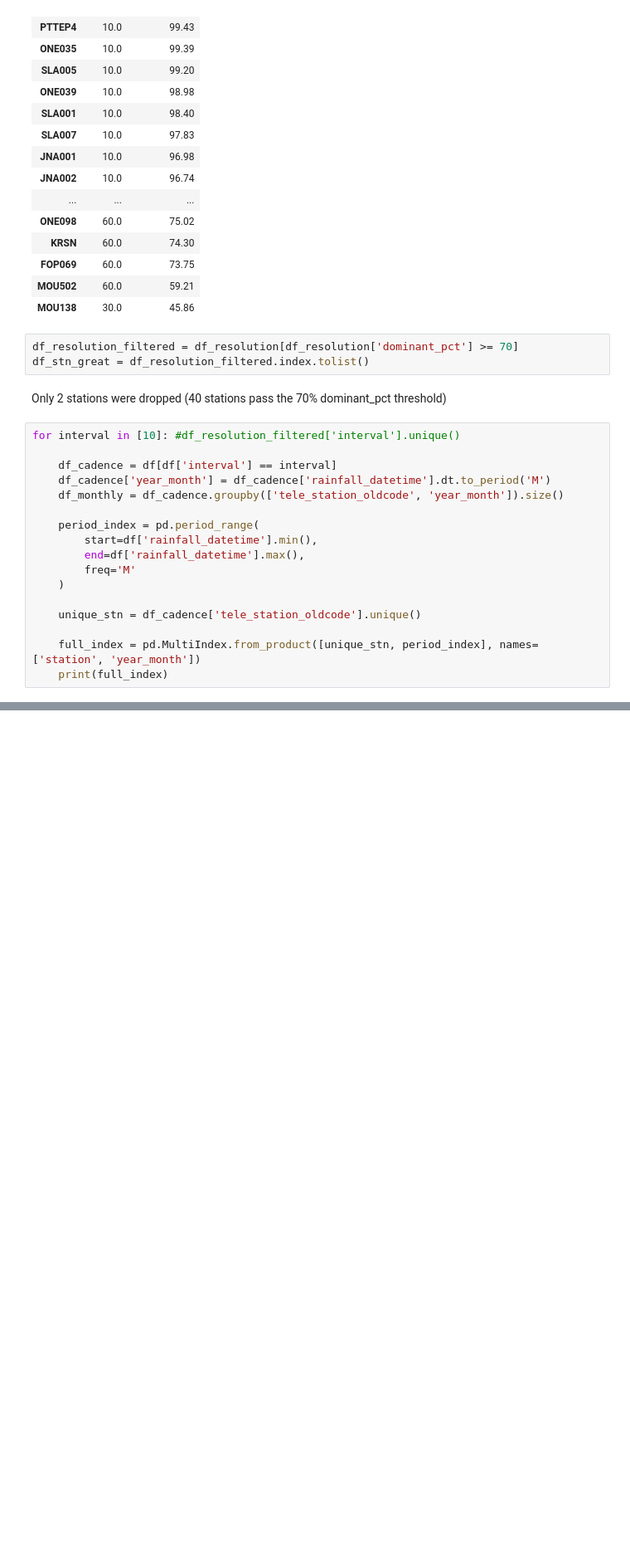
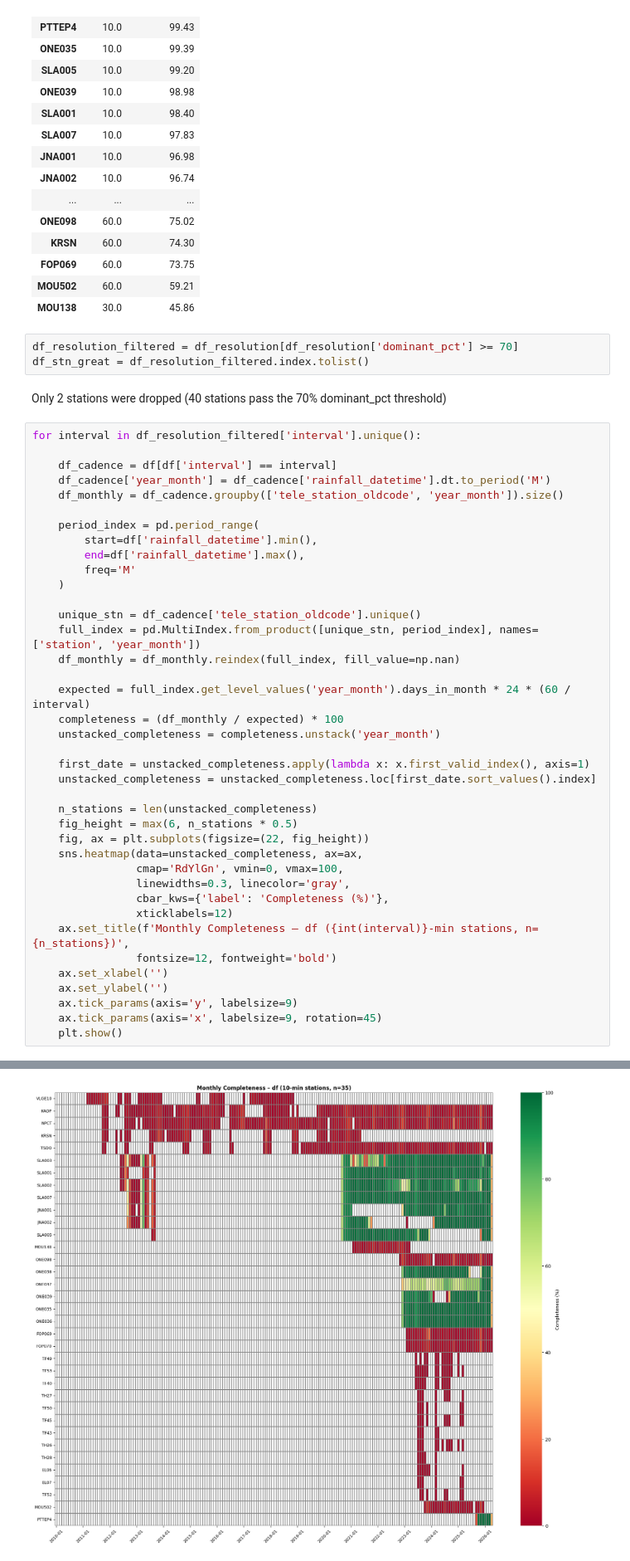
Before and after one commit to pongsakorn-onnim/rainfall_threshold_songkla, a Jupyter notebook: 01_exploratory_data_analysis.ipynb, the cells around one changed output, grey strips where cells are left out. Shown at 83% size. Drawn from its saved outputs; the diff is of its cells as text; blank space fills up the shorter version.

```diff
--- a/01_exploratory_data_analysis.ipynb
+++ b/01_exploratory_data_analysis.ipynb
@@ -441,7 +446,7 @@ df_stn_great = df_resolution_filtered.index.tolist()
 # %% [markdown]
 Only 2 stations were dropped (40 stations pass the 70% dominant_pct threshold)
 # %%
-for interval in [10]: #df_resolution_filtered['interval'].unique()
+for interval in df_resolution_filtered['interval'].unique():
 
     df_cadence = df[df['interval'] == interval]
     df_cadence['year_month'] = df_cadence['rainfall_datetime'].dt.to_period('M')
@@ -454,7 +459,29 @@ for interval in [10]: #df_resolution_filtered['interval'].unique()
     )
 
     unique_stn = df_cadence['tele_station_oldcode'].unique()
+    full_index = pd.MultiIndex.from_product([unique_stn, period_index], names=['station', 'year_month'])
+    df_monthly = df_monthly.reindex(full_index, fill_value=np.nan)
 
-    full_index = pd.MultiIndex.from_product([unique_stn, period_index], names=['station', 'year_month'])
-    print(full_index)
+    expected = full_index.get_level_values('year_month').days_in_month * 24 * (60 / interval)
+    completeness = (df_monthly / expected) * 100
+    unstacked_completeness = completeness.unstack('year_month')
+
+    first_date = unstacked_completeness.apply(lambda x: x.first_valid_index(), axis=1)
+    unstacked_completeness = unstacked_completeness.loc[first_date.sort_values().index]
+
+    n_stations = len(unstacked_completeness)
+    fig_height = max(6, n_stations * 0.5)
+    fig, ax = plt.subplots(figsize=(22, fig_height))
+    sns.heatmap(data=unstacked_completeness, ax=ax,
+                cmap='RdYlGn', vmin=0, vmax=100,
+                linewidths=0.3, linecolor='gray',
+                cbar_kws={'label': 'Completeness (%)'},
+                xticklabels=12)
+    ax.set_title(f'Monthly Completeness – df ({int(interval)}-min stations, n={n_stations})',
+                fontsize=12, fontweight='bold')
+    ax.set_xlabel('')
+    ax.set_ylabel('')
+    ax.tick_params(axis='y', labelsize=9)
+    ax.tick_params(axis='x', labelsize=9, rotation=45)
+    plt.show()
 # %% [output]
@@ -477,0 +488 @@ MultiIndex([(  'EL06', '2010-01'),
+[figure, added]
```
Also changed, not shown: parts of 3 cells of this notebook.
